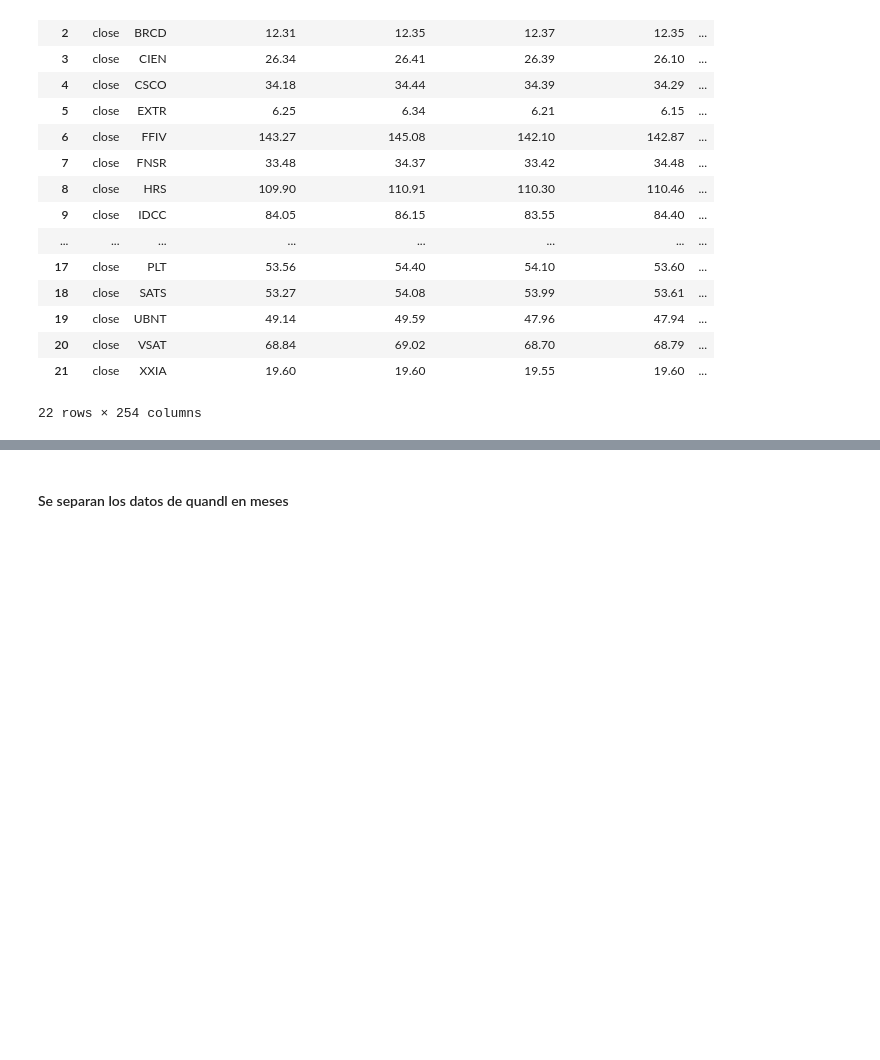
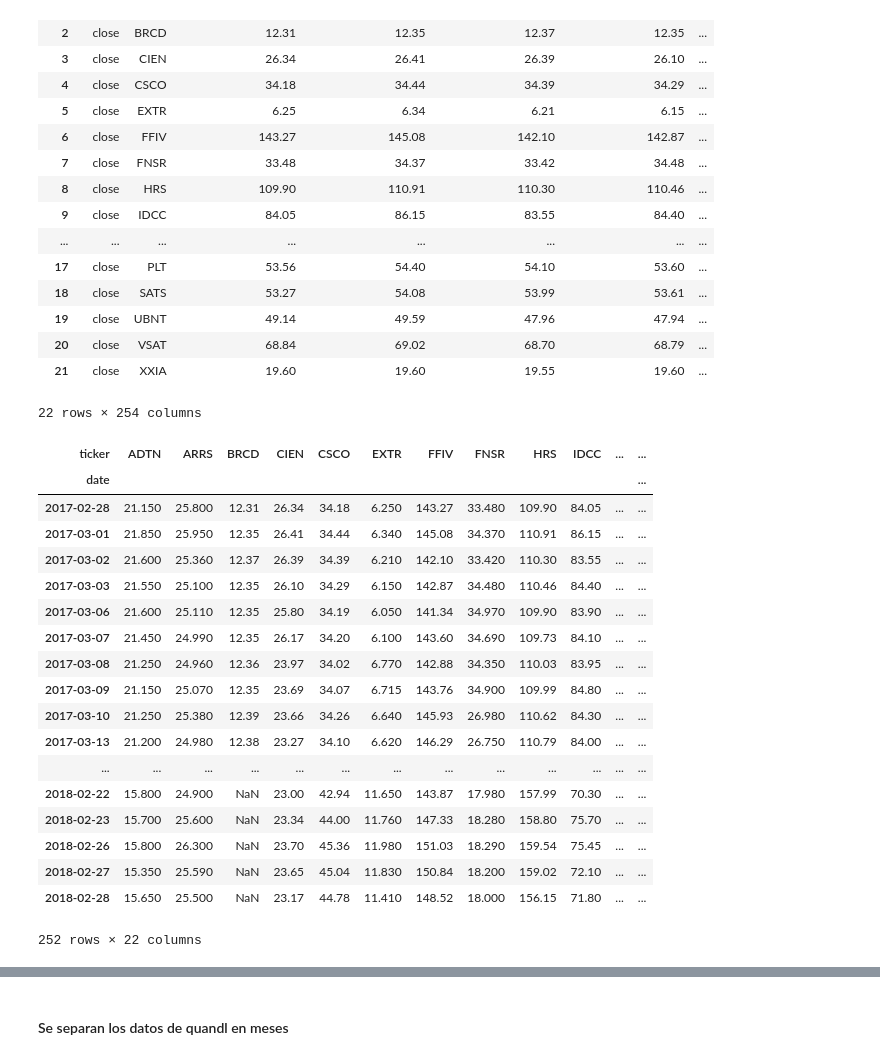
Before and after one commit to paurdgz/MyST, a Jupyter notebook: Proyecto corregido/myst_laboratorion1_Nuevo_e.ipynb, the cells around one changed output, grey strips where cells are left out. Saved outputs shown, nothing was run; the diff lists cells and outputs as text; code cells hidden in the pictures; blank space fills up the shorter version.

```diff
--- a/Proyecto corregido/myst_laboratorion1_Nuevo_e.ipynb
+++ b/Proyecto corregido/myst_laboratorion1_Nuevo_e.ipynb
@@ -546,8 +546,28 @@ p.head(30)
 # %%
 historic_prices = d_quandl.set_index('date')
 historic_prices = historic_prices.pivot(columns='ticker')
 historic_prices.columns = historic_prices.columns.droplevel(0)
-ht=historic_prices.T
+historic_prices
+# %% [output]
+| ticker | ADTN | ARRS | BRCD | CIEN | CSCO | EXTR | FFIV | FNSR | HRS | IDCC | ... | ... |
+| date |  |  |  |  |  |  |  |  |  |  |  | ... |
+| 2017-02-28 | 21.150 | 25.800 | 12.31 | 26.34 | 34.18 | 6.250 | 143.27 | 33.480 | 109.90 | 84.05 | ... | ... |
+| 2017-03-01 | 21.850 | 25.950 | 12.35 | 26.41 | 34.44 | 6.340 | 145.08 | 34.370 | 110.91 | 86.15 | ... | ... |
+| 2017-03-02 | 21.600 | 25.360 | 12.37 | 26.39 | 34.39 | 6.210 | 142.10 | 33.420 | 110.30 | 83.55 | ... | ... |
+| 2017-03-03 | 21.550 | 25.100 | 12.35 | 26.10 | 34.29 | 6.150 | 142.87 | 34.480 | 110.46 | 84.40 | ... | ... |
+| 2017-03-06 | 21.600 | 25.110 | 12.35 | 25.80 | 34.19 | 6.050 | 141.34 | 34.970 | 109.90 | 83.90 | ... | ... |
+| 2017-03-07 | 21.450 | 24.990 | 12.35 | 26.17 | 34.20 | 6.100 | 143.60 | 34.690 | 109.73 | 84.10 | ... | ... |
+| 2017-03-08 | 21.250 | 24.960 | 12.36 | 23.97 | 34.02 | 6.770 | 142.88 | 34.350 | 110.03 | 83.95 | ... | ... |
+| 2017-03-09 | 21.150 | 25.070 | 12.35 | 23.69 | 34.07 | 6.715 | 143.76 | 34.900 | 109.99 | 84.80 | ... | ... |
+| 2017-03-10 | 21.250 | 25.380 | 12.39 | 23.66 | 34.26 | 6.640 | 145.93 | 26.980 | 110.62 | 84.30 | ... | ... |
+| 2017-03-13 | 21.200 | 24.980 | 12.38 | 23.27 | 34.10 | 6.620 | 146.29 | 26.750 | 110.79 | 84.00 | ... | ... |
+| ... | ... | ... | ... | ... | ... | ... | ... | ... | ... | ... | ... | ... |
+| 2018-02-22 | 15.800 | 24.900 | NaN | 23.00 | 42.94 | 11.650 | 143.87 | 17.980 | 157.99 | 70.30 | ... | ... |
+| 2018-02-23 | 15.700 | 25.600 | NaN | 23.34 | 44.00 | 11.760 | 147.33 | 18.280 | 158.80 | 75.70 | ... | ... |
+| 2018-02-26 | 15.800 | 26.300 | NaN | 23.70 | 45.36 | 11.980 | 151.03 | 18.290 | 159.54 | 75.45 | ... | ... |
+| 2018-02-27 | 15.350 | 25.590 | NaN | 23.65 | 45.04 | 11.830 | 150.84 | 18.200 | 159.02 | 72.10 | ... | ... |
+| 2018-02-28 | 15.650 | 25.500 | NaN | 23.17 | 44.78 | 11.410 | 148.52 | 18.000 | 156.15 | 71.80 | ... | ... |
+252 rows × 22 columns
 # %%
 #vlookup a shares1
 tickers_quandl=p['ticker']#base de quandl de 22
```
Also changed, not shown: parts of 8 cells of this notebook.
